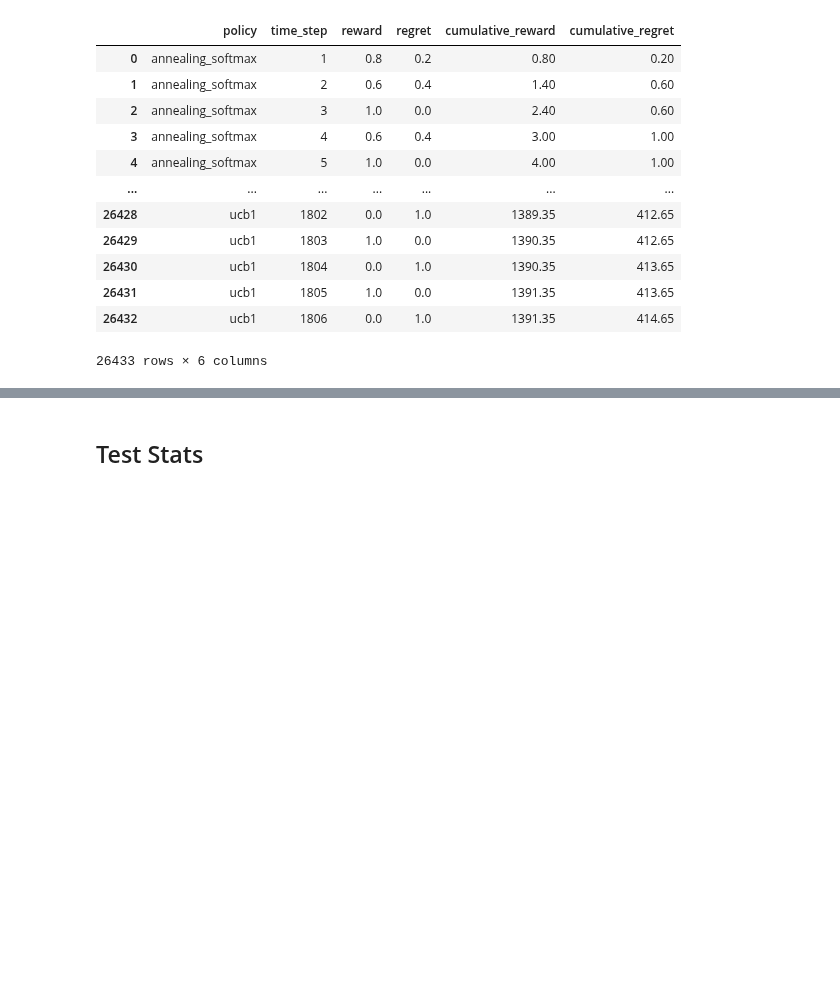
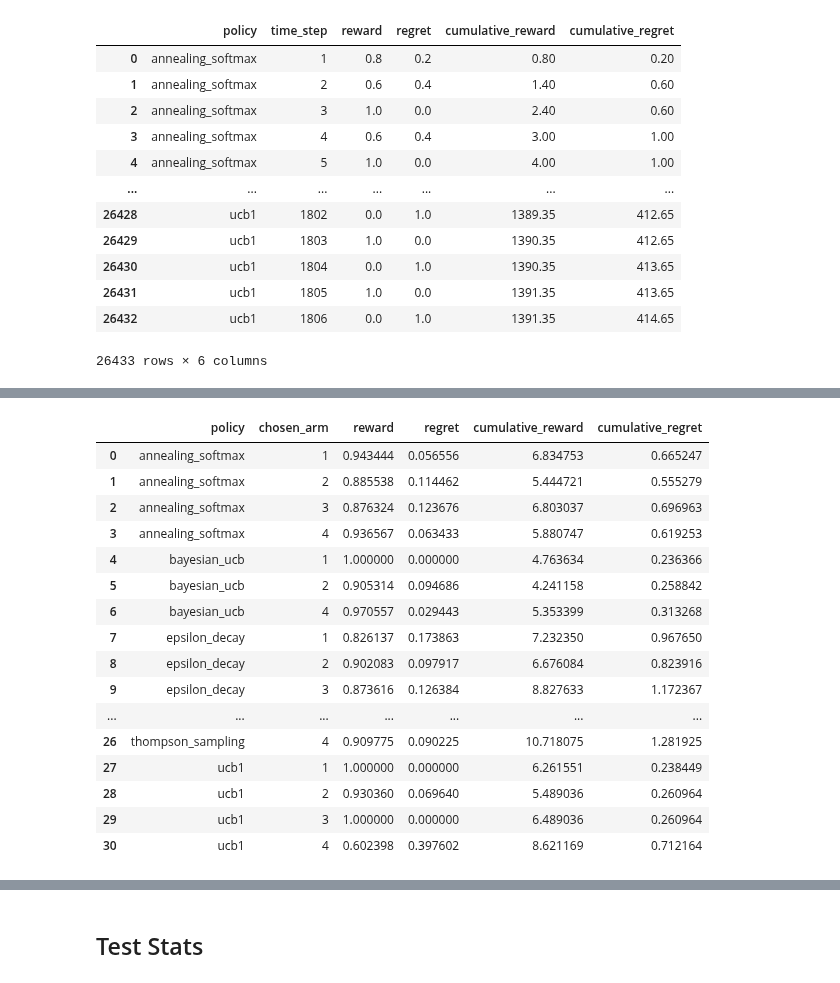
Before and after one commit to ruthkangyr/Clinical-Trials-MAB-Algorithms, a Jupyter notebook: Algorithm/Bootstrap Evaluation Replay.ipynb, the cells around one changed output, grey strips where cells are left out. Saved outputs shown, nothing was run; the diff lists cells and outputs as text; code cells hidden in the pictures; blank space fills up the shorter version.

```diff
--- a/Algorithm/Bootstrap Evaluation Replay.ipynb
+++ b/Algorithm/Bootstrap Evaluation Replay.ipynb
@@ -388,0 +435,30 @@ final_evaluation_ber
+# %%
+evaluation_ber_groupedtreatment_Y = evaluation_ber_treatment_Y.groupby(['policy', 'sample', 'chosen_arm'], as_index = False).aggregate({"reward":"mean",
+                                                                                                                                        "regret":"mean"})
+
+evaluation_ber_groupedtreatment_Y['cumulative_reward'] = evaluation_ber_groupedtreatment_Y.groupby(['policy'])['reward'].cumsum()
+evaluation_ber_groupedtreatment_Y['cumulative_regret'] = evaluation_ber_groupedtreatment_Y.groupby(['policy'])['regret'].cumsum()
+# %%
+evaluation_ber_groupedtreatment_Y = evaluation_ber_groupedtreatment_Y.groupby(['policy','chosen_arm'], as_index = False).aggregate({"reward":"mean",
+                                                                                                                                    "regret":"mean",
+                                                                                                                                    "cumulative_reward":"mean",
+                                                                                                                                    "cumulative_regret":"mean"})
+evaluation_ber_groupedtreatment_Y
+# %% [output]
+|  | policy | chosen_arm | reward | regret | cumulative_reward | cumulative_regret |
+| 0 | annealing_softmax | 1 | 0.943444 | 0.056556 | 6.834753 | 0.665247 |
+| 1 | annealing_softmax | 2 | 0.885538 | 0.114462 | 5.444721 | 0.555279 |
+| 2 | annealing_softmax | 3 | 0.876324 | 0.123676 | 6.803037 | 0.696963 |
+| 3 | annealing_softmax | 4 | 0.936567 | 0.063433 | 5.880747 | 0.619253 |
+| 4 | bayesian_ucb | 1 | 1.000000 | 0.000000 | 4.763634 | 0.236366 |
+| 5 | bayesian_ucb | 2 | 0.905314 | 0.094686 | 4.241158 | 0.258842 |
+| 6 | bayesian_ucb | 4 | 0.970557 | 0.029443 | 5.353399 | 0.313268 |
+| 7 | epsilon_decay | 1 | 0.826137 | 0.173863 | 7.232350 | 0.967650 |
+| 8 | epsilon_decay | 2 | 0.902083 | 0.097917 | 6.676084 | 0.823916 |
+| 9 | epsilon_decay | 3 | 0.873616 | 0.126384 | 8.827633 | 1.172367 |
+| ... | ... | ... | ... | ... | ... | ... |
+| 26 | thompson_sampling | 4 | 0.909775 | 0.090225 | 10.718075 | 1.281925 |
+| 27 | ucb1 | 1 | 1.000000 | 0.000000 | 6.261551 | 0.238449 |
+| 28 | ucb1 | 2 | 0.930360 | 0.069640 | 5.489036 | 0.260964 |
+| 29 | ucb1 | 3 | 1.000000 | 0.000000 | 6.489036 | 0.260964 |
+| 30 | ucb1 | 4 | 0.602398 | 0.397602 | 8.621169 | 0.712164 |
```
Also changed, not shown: parts of 49 cells of this notebook.
